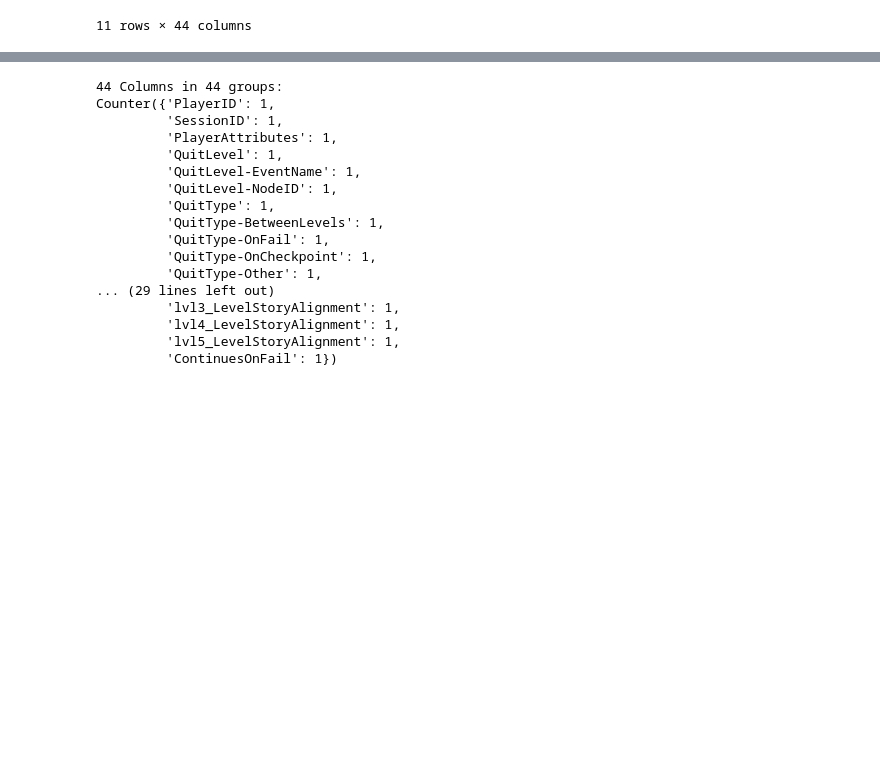
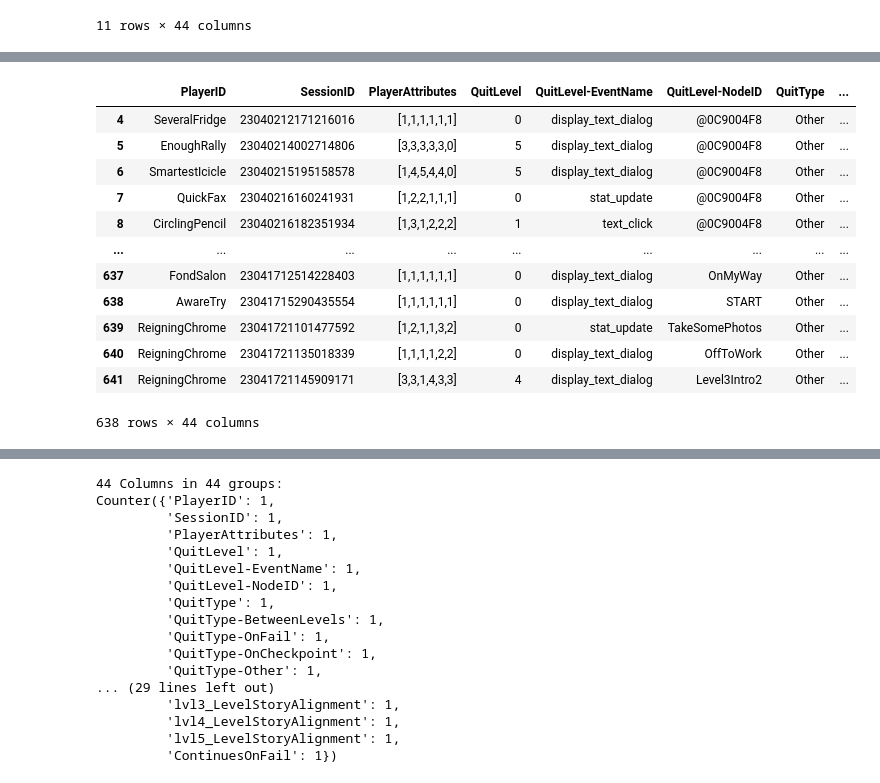
Before and after one commit to opengamedata/opengamedata-samples, a Jupyter notebook: JOURNALISM/templates/Journalism_template_players.ipynb, the cells around one changed output, grey strips where cells are left out. Saved outputs shown, nothing was run; the diff lists cells and outputs as text; code cells hidden in the pictures; blank space fills up the shorter version.

```diff
--- a/JOURNALISM/templates/Journalism_template_players.ipynb
+++ b/JOURNALISM/templates/Journalism_template_players.ipynb
@@ -120,0 +132,16 @@ for col, dtype in zip(df_session, df_session.dtypes):
+# %%
+df_session
+# %% [output]
+|  | PlayerID | SessionID | PlayerAttributes | QuitLevel | QuitLevel-EventName | QuitLevel-NodeID | QuitType | ... |
+| 4 | SeveralFridge | 23040212171216016 | [1,1,1,1,1,1] | 0 | display_text_dialog | @0C9004F8 | Other | ... |
+| 5 | EnoughRally | 23040214002714806 | [3,3,3,3,3,0] | 5 | display_text_dialog | @0C9004F8 | Other | ... |
+| 6 | SmartestIcicle | 23040215195158578 | [1,4,5,4,4,0] | 5 | display_text_dialog | @0C9004F8 | Other | ... |
+| 7 | QuickFax | 23040216160241931 | [1,2,2,1,1,1] | 0 | stat_update | @0C9004F8 | Other | ... |
+| 8 | CirclingPencil | 23040216182351934 | [1,3,1,2,2,2] | 1 | text_click | @0C9004F8 | Other | ... |
+| ... | ... | ... | ... | ... | ... | ... | ... | ... |
+| 637 | FondSalon | 23041712514228403 | [1,1,1,1,1,1] | 0 | display_text_dialog | OnMyWay | Other | ... |
+| 638 | AwareTry | 23041715290435554 | [1,1,1,1,1,1] | 0 | display_text_dialog | START | Other | ... |
+| 639 | ReigningChrome | 23041721101477592 | [1,2,1,1,3,2] | 0 | stat_update | TakeSomePhotos | Other | ... |
+| 640 | ReigningChrome | 23041721135018339 | [1,1,1,1,2,2] | 0 | display_text_dialog | OffToWork | Other | ... |
+| 641 | ReigningChrome | 23041721145909171 | [3,3,1,4,3,3] | 4 | display_text_dialog | Level3Intro2 | Other | ... |
+638 rows × 44 columns
```
Also changed, not shown: parts of 10 cells of this notebook.
